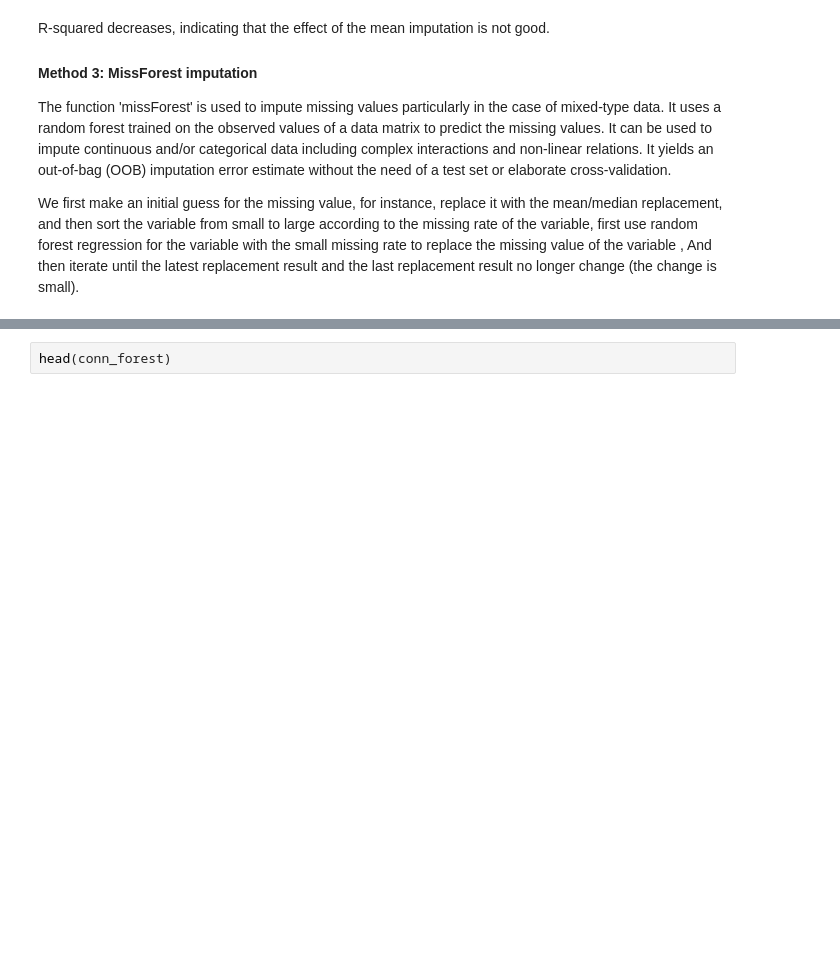
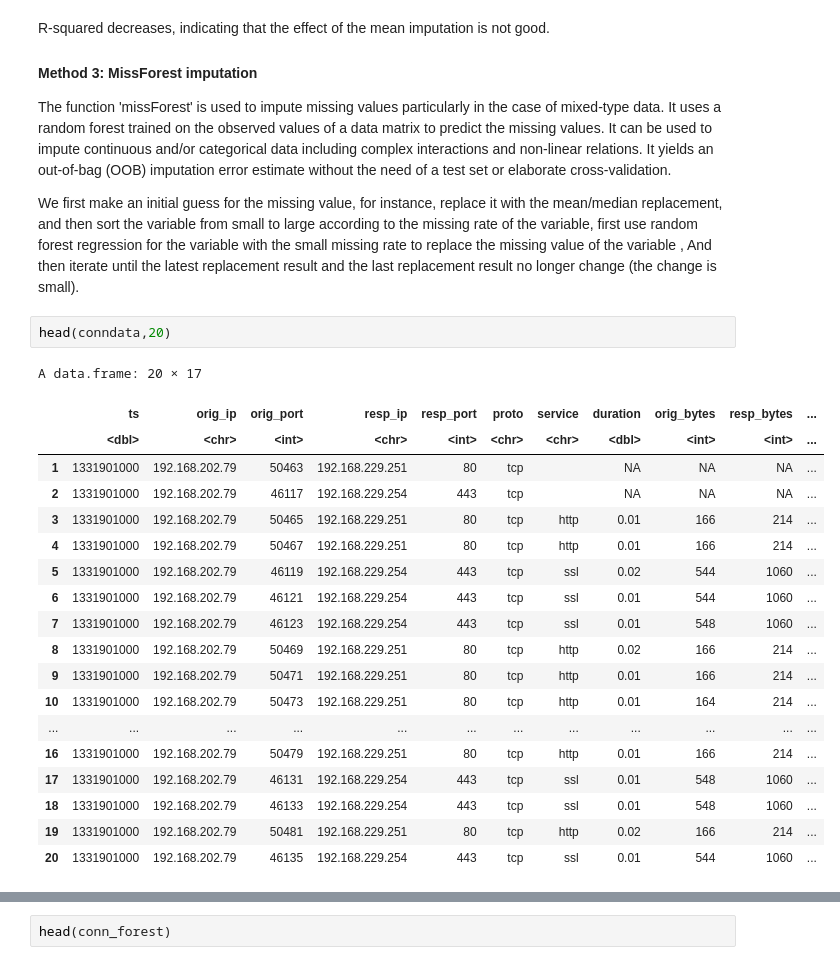
Before and after one commit to gabejg/DST-Assessment-02, a Jupyter notebook: Gabriel Grant/missforest-tweaks.ipynb, the cells around one changed output, grey strips where cells are left out. Drawn from its saved outputs; the diff is of its cells as text; blank space fills up the shorter version.

```diff
--- a/Xiao Zhang/missforest-tweaks.ipynb
+++ b/Gabriel Grant/missforest-tweaks.ipynb
@@ -237,6 +253,28 @@ R-squared decreases, indicating that the effect of the mean imputation is not go
 The function 'missForest' is used to impute missing values particularly in the case of mixed-type data. It uses a random forest trained on the observed values of a data matrix to predict the missing values. It can be used to impute continuous and/or categorical data including complex interactions and non-linear relations. It yields an out-of-bag (OOB) imputation error estimate without the need of a test set or elaborate cross-validation.
 
 We first make an initial guess for the missing value, for instance, replace it with the mean/median replacement, and then sort the variable from small to large according to the missing rate of the variable, first use random forest regression for the variable with the small missing rate to replace the missing value of the variable , And then iterate until the latest replacement result and the last replacement result no longer change (the change is small).
+# %%
+head(conndata,20)
+# %% [output]
+A data.frame: 20 × 17
+|  | ts | orig_ip | orig_port | resp_ip | resp_port | proto | service | duration | orig_bytes | resp_bytes | ... |
+|  | <dbl> | <chr> | <int> | <chr> | <int> | <chr> | <chr> | <dbl> | <int> | <int> | ... |
+| 1 | 1331901000 | 192.168.202.79 | 50463 | 192.168.229.251 | 80 | tcp |  | NA | NA | NA | ... |
+| 2 | 1331901000 | 192.168.202.79 | 46117 | 192.168.229.254 | 443 | tcp |  | NA | NA | NA | ... |
+| 3 | 1331901000 | 192.168.202.79 | 50465 | 192.168.229.251 | 80 | tcp | http | 0.01 | 166 | 214 | ... |
+| 4 | 1331901000 | 192.168.202.79 | 50467 | 192.168.229.251 | 80 | tcp | http | 0.01 | 166 | 214 | ... |
+| 5 | 1331901000 | 192.168.202.79 | 46119 | 192.168.229.254 | 443 | tcp | ssl | 0.02 | 544 | 1060 | ... |
+| 6 | 1331901000 | 192.168.202.79 | 46121 | 192.168.229.254 | 443 | tcp | ssl | 0.01 | 544 | 1060 | ... |
+| 7 | 1331901000 | 192.168.202.79 | 46123 | 192.168.229.254 | 443 | tcp | ssl | 0.01 | 548 | 1060 | ... |
+| 8 | 1331901000 | 192.168.202.79 | 50469 | 192.168.229.251 | 80 | tcp | http | 0.02 | 166 | 214 | ... |
+| 9 | 1331901000 | 192.168.202.79 | 50471 | 192.168.229.251 | 80 | tcp | http | 0.01 | 166 | 214 | ... |
+| 10 | 1331901000 | 192.168.202.79 | 50473 | 192.168.229.251 | 80 | tcp | http | 0.01 | 164 | 214 | ... |
+| ... | ... | ... | ... | ... | ... | ... | ... | ... | ... | ... | ... |
+| 16 | 1331901000 | 192.168.202.79 | 50479 | 192.168.229.251 | 80 | tcp | http | 0.01 | 166 | 214 | ... |
+| 17 | 1331901000 | 192.168.202.79 | 46131 | 192.168.229.254 | 443 | tcp | ssl | 0.01 | 548 | 1060 | ... |
+| 18 | 1331901000 | 192.168.202.79 | 46133 | 192.168.229.254 | 443 | tcp | ssl | 0.01 | 548 | 1060 | ... |
+| 19 | 1331901000 | 192.168.202.79 | 50481 | 192.168.229.251 | 80 | tcp | http | 0.02 | 166 | 214 | ... |
+| 20 | 1331901000 | 192.168.202.79 | 46135 | 192.168.229.254 | 443 | tcp | ssl | 0.01 | 544 | 1060 | ... |
 # %%
 library("missForest")
 conndata2<-conndata[,-which(names(conndata) %in% c("service","orig_ip","resp_ip","history"))]
```
Also changed, not shown: parts of 7 cells of this notebook, 8 other files.
